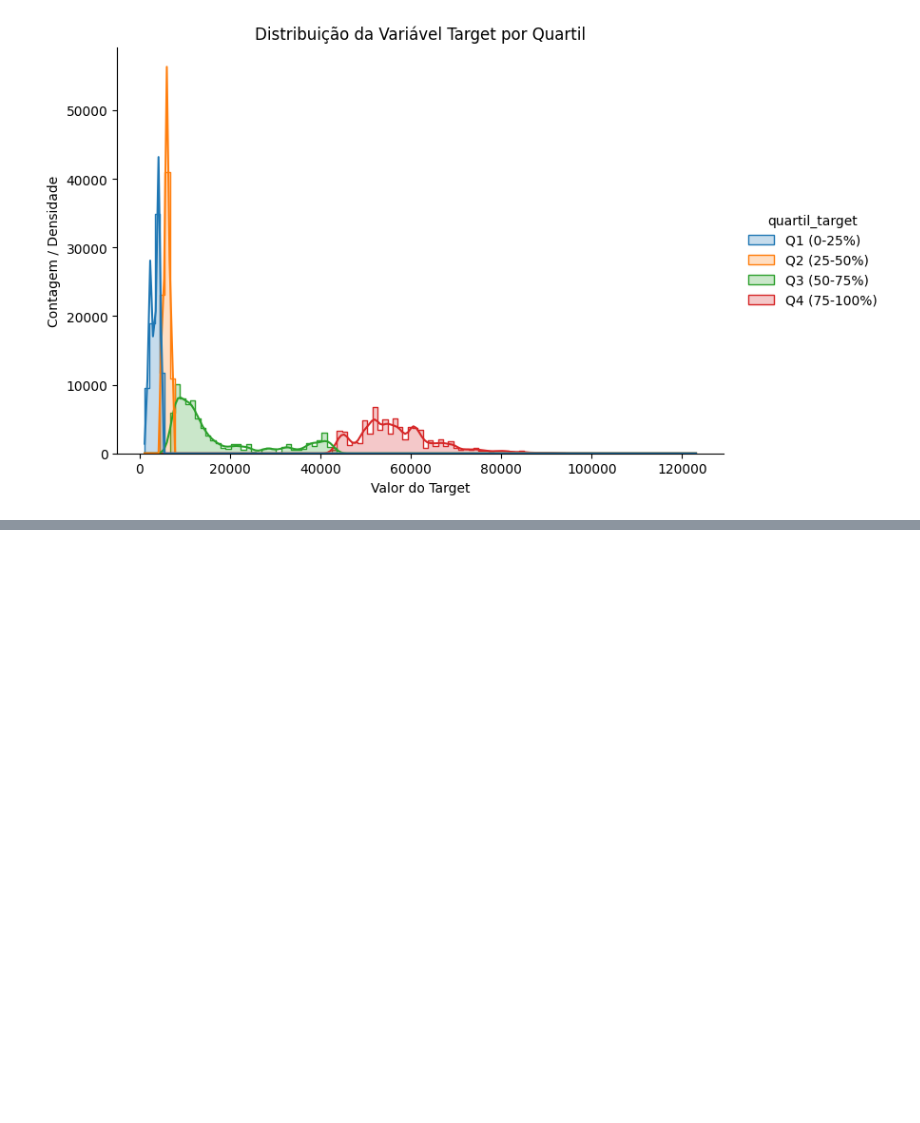
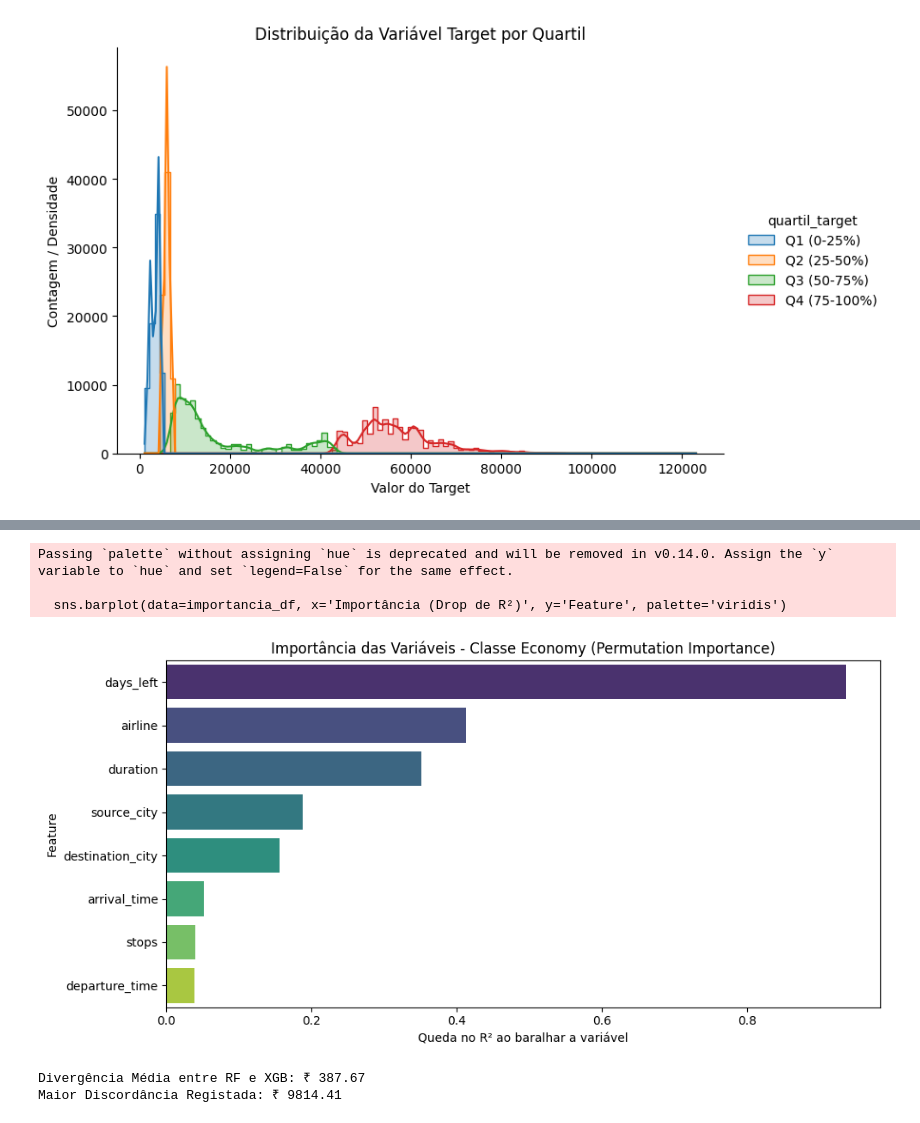
Before and after one commit to Andreirl032/flight-prediction, a Jupyter notebook: StackingXGForest.ipynb, the cells around one changed output, grey strips where cells are left out. Cells and saved outputs as stored; diff of their text form; code cells hidden in the pictures; blank space fills up the shorter version.

```diff
--- a/StackingXGForest.ipynb
+++ b/StackingXGForest.ipynb
@@ -742,0 +782,57 @@ df.drop(columns=['quartil_target'], inplace=True)
+# %%
+#Importância das Variáveis via Permutação
+
+from sklearn.inspection import permutation_importance
+import pandas as pd
+
+# Calcular a importância no conjunto de teste da classe Economy
+# Nota: Como o pipeline foi treinado com o target em LOG, passamos o y_test_eco em LOG para ser justo
+resultado_importancia = permutation_importance(
+    pipeline_economy, X_test_eco, np.log1p(y_test_eco),
+    n_repeats=5, random_state=42, n_jobs=1
+)
+
+# Organizar os dados num DataFrame
+features = X_eco.columns
+importancia_df = pd.DataFrame({
+    'Feature': features,
+    'Importância (Drop de R²)': resultado_importancia.importances_mean
+}).sort_values(by='Importância (Drop de R²)', ascending=False)
+
+# Plotar o gráfico
+plt.figure(figsize=(10, 5))
+sns.barplot(data=importancia_df, x='Importância (Drop de R²)', y='Feature', palette='viridis')
+plt.title('Importância das Variáveis - Classe Economy (Permutation Importance)')
+plt.xlabel('Queda no R² ao baralhar a variável')
+plt.tight_layout()
+plt.show()
+# %% [output]
+Passing `palette` without assigning `hue` is deprecated and will be removed in v0.14.0. Assign the `y` variable to `hue` and set `legend=False` for the same effect.
+
+  sns.barplot(data=importancia_df, x='Importância (Drop de R²)', y='Feature', palette='viridis')
+[figure, added]
+# %%
+#Janela de Divergência/Confiança entre os Especialistas
+
+# Aceder ao modelo de stacking treinado de economia
+stacking_eco_treinado = pipeline_economy.named_steps['model']
+
+# Aplicar o pré-processador nos dados de teste para os modelos base poderem ler
+X_test_eco_transformado = pipeline_economy.named_steps['preprocessor'].transform(X_test_eco)
+
+# Obter a previsão de cada um (em escala LOG)
+pred_rf_log = stacking_eco_treinado.named_estimators_['rf'].predict(X_test_eco_transformado)
+pred_xgb_log = stacking_eco_treinado.named_estimators_['xgb'].predict(X_test_eco_transformado)
+
+# Reverter o LOG
+pred_rf = np.expm1(pred_rf_log)
+pred_xgb = np.expm1(pred_xgb_log)
+
+# Calcular a divergência absoluta em rúpias
+divergencia = np.abs(pred_rf - pred_xgb)
+
+print(f"Divergência Média entre RF e XGB: ₹ {divergencia.mean():.2f}")
+print(f"Maior Discordância Registada: ₹ {divergencia.max():.2f}")
+# %% [output]
+Divergência Média entre RF e XGB: ₹ 387.67
+Maior Discordância Registada: ₹ 9814.41
```
Also changed, not shown: parts of 15 cells of this notebook.
